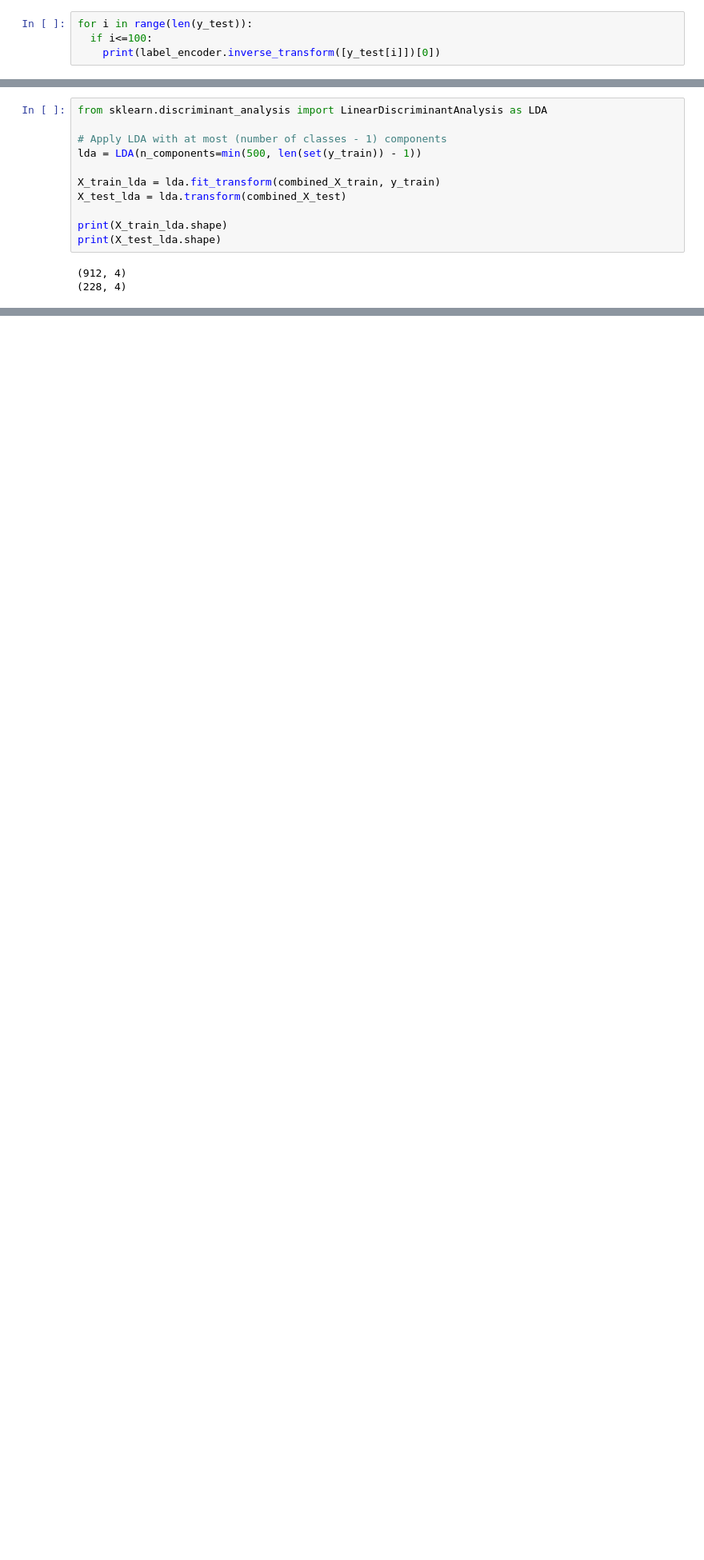
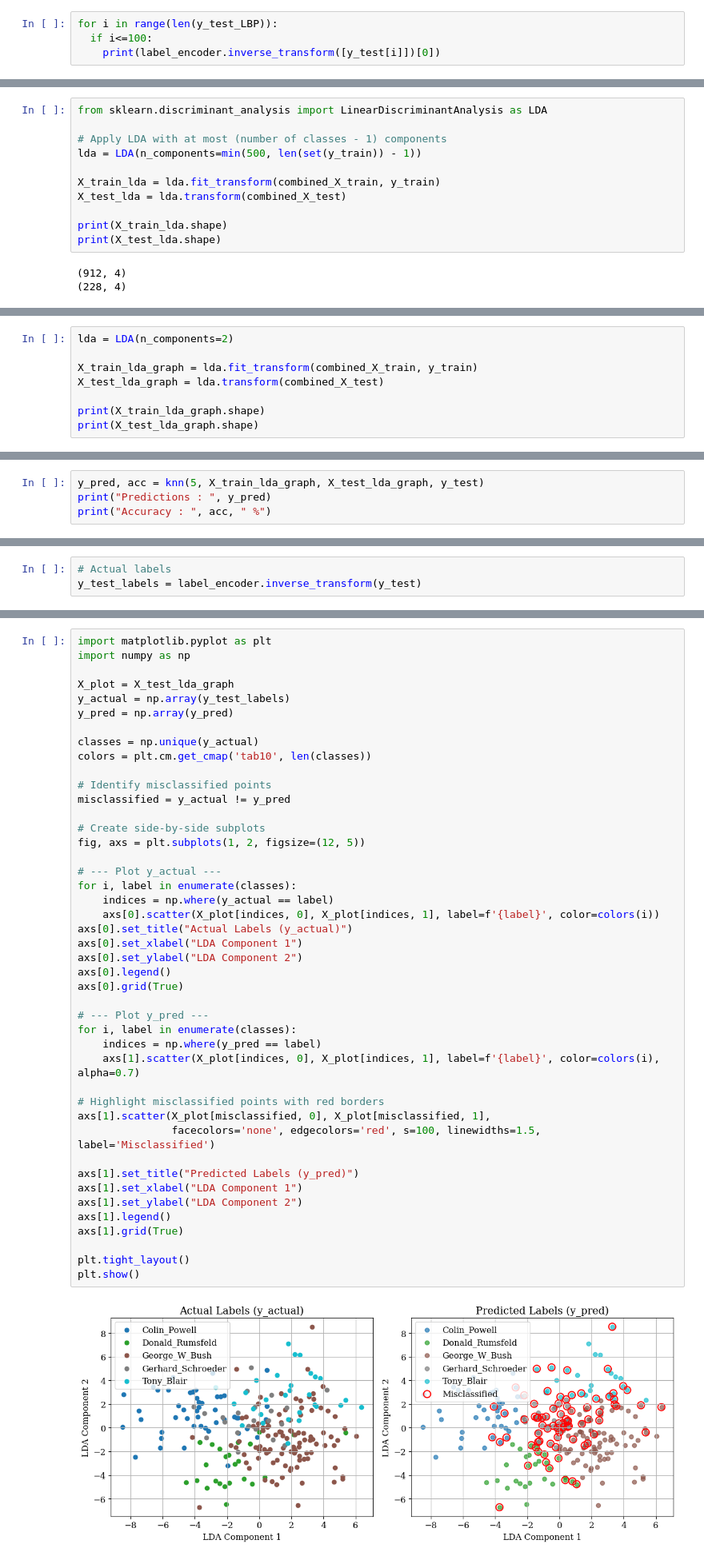
Before and after one commit to AgarwalMayank2/Face_Detection, a Jupyter notebook: applying_ML_algorithms/KNN_PRMLproj.ipynb, the cells around one changed output, grey strips where cells are left out. Shown at 80% size. Drawn from its saved outputs; the diff is of its cells as text; blank space fills up the shorter version.

```diff
--- a/applying_ML_algorithms/KNN_PRMLproj.ipynb
+++ b/applying_ML_algorithms/KNN_PRMLproj.ipynb
@@ -236,7 +277,7 @@ print(y_test[:10])
 # %% [markdown]
 ## Printing y_test for checking
 # %%
-for i in range(len(y_test)):
+for i in range(len(y_test_LBP)):
   if i<=100:
     print(label_encoder.inverse_transform([y_test[i]])[0])
 # %% [output]
@@ -381,0 +455,8 @@ knn(7, X_train_lda, X_test_lda, y_test)
+# %%
+lda = LDA(n_components=2)
+
+X_train_lda_graph = lda.fit_transform(combined_X_train, y_train)
+X_test_lda_graph = lda.transform(combined_X_test)
+
+print(X_train_lda_graph.shape)
+print(X_test_lda_graph.shape)
@@ -381,0 +466,4 @@ knn(7, X_train_lda, X_test_lda, y_test)
+# %%
+y_pred, acc = knn(5, X_train_lda_graph, X_test_lda_graph, y_test)
+print("Predictions : ", y_pred)
+print("Accuracy : ", acc, " %")
@@ -381,0 +486,3 @@ knn(7, X_train_lda, X_test_lda, y_test)
+# %%
+# Actual labels
+y_test_labels = label_encoder.inverse_transform(y_test)
@@ -381,0 +496,46 @@ knn(7, X_train_lda, X_test_lda, y_test)
+# %%
+import matplotlib.pyplot as plt
+import numpy as np
+
+X_plot = X_test_lda_graph
+y_actual = np.array(y_test_labels)
+y_pred = np.array(y_pred)
+
+classes = np.unique(y_actual)
+colors = plt.cm.get_cmap('tab10', len(classes))
+
+# Identify misclassified points
+misclassified = y_actual != y_pred
+
+# Create side-by-side subplots
+fig, axs = plt.subplots(1, 2, figsize=(12, 5))
+
+# --- Plot y_actual ---
+for i, label in enumerate(classes):
+    indices = np.where(y_actual == label)
+    axs[0].scatter(X_plot[indices, 0], X_plot[indices, 1], label=f'{label}', color=colors(i))
+axs[0].set_title("Actual Labels (y_actual)")
+axs[0].set_xlabel("LDA Component 1")
+axs[0].set_ylabel("LDA Component 2")
+axs[0].legend()
+axs[0].grid(True)
+
+# --- Plot y_pred ---
+for i, label in enumerate(classes):
+    indices = np.where(y_pred == label)
+    axs[1].scatter(X_plot[indices, 0], X_plot[indices, 1], label=f'{label}', color=colors(i), alpha=0.7)
+
+# Highlight misclassified points with red borders
+axs[1].scatter(X_plot[misclassified, 0], X_plot[misclassified, 1],
+               facecolors='none', edgecolors='red', s=100, linewidths=1.5, label='Misclassified')
+
+axs[1].set_title("Predicted Labels (y_pred)")
+axs[1].set_xlabel("LDA Component 1")
+axs[1].set_ylabel("LDA Component 2")
+axs[1].legend()
+axs[1].grid(True)
+
+plt.tight_layout()
+plt.show()
+# %% [output]
+[figure, added]
```
Also changed, not shown: parts of 62 cells of this notebook.
